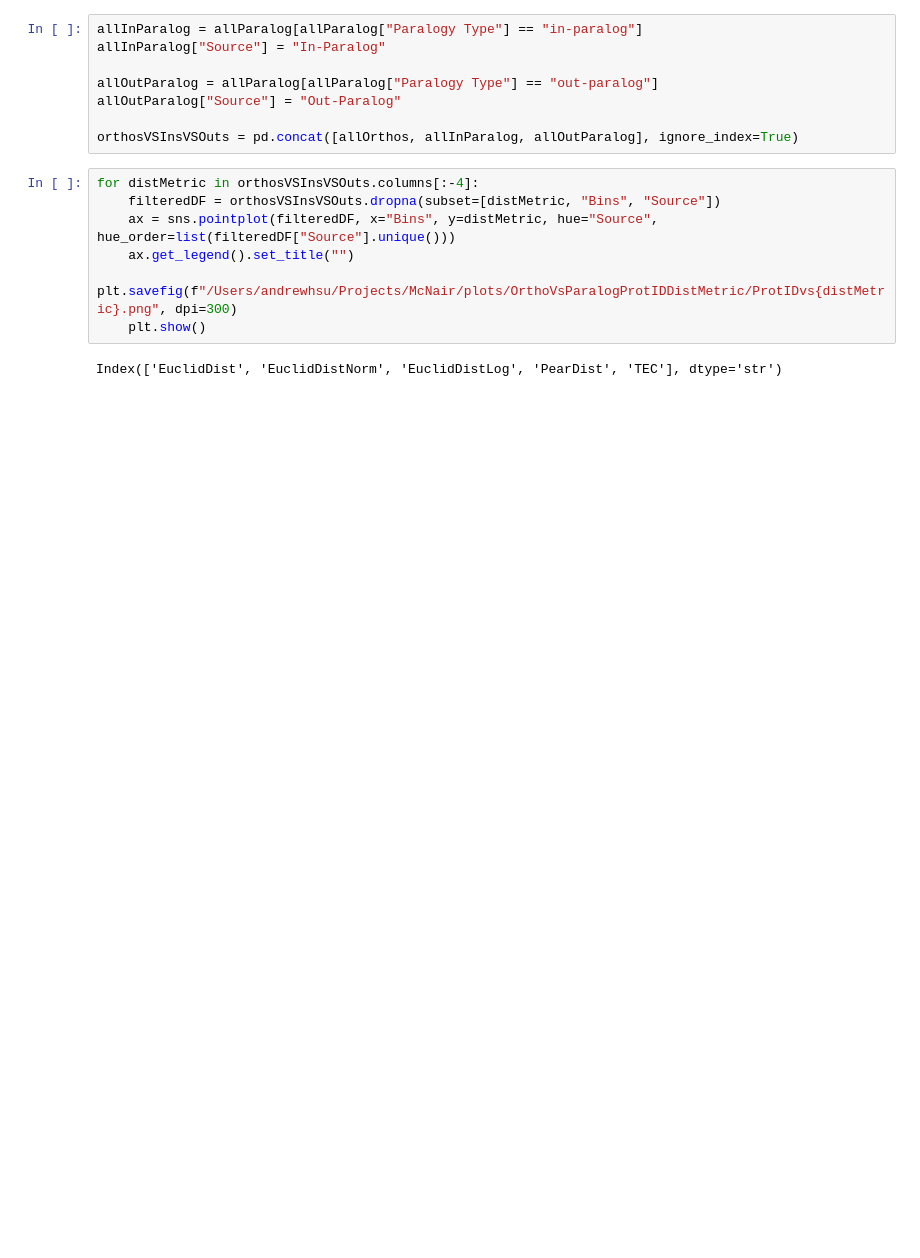
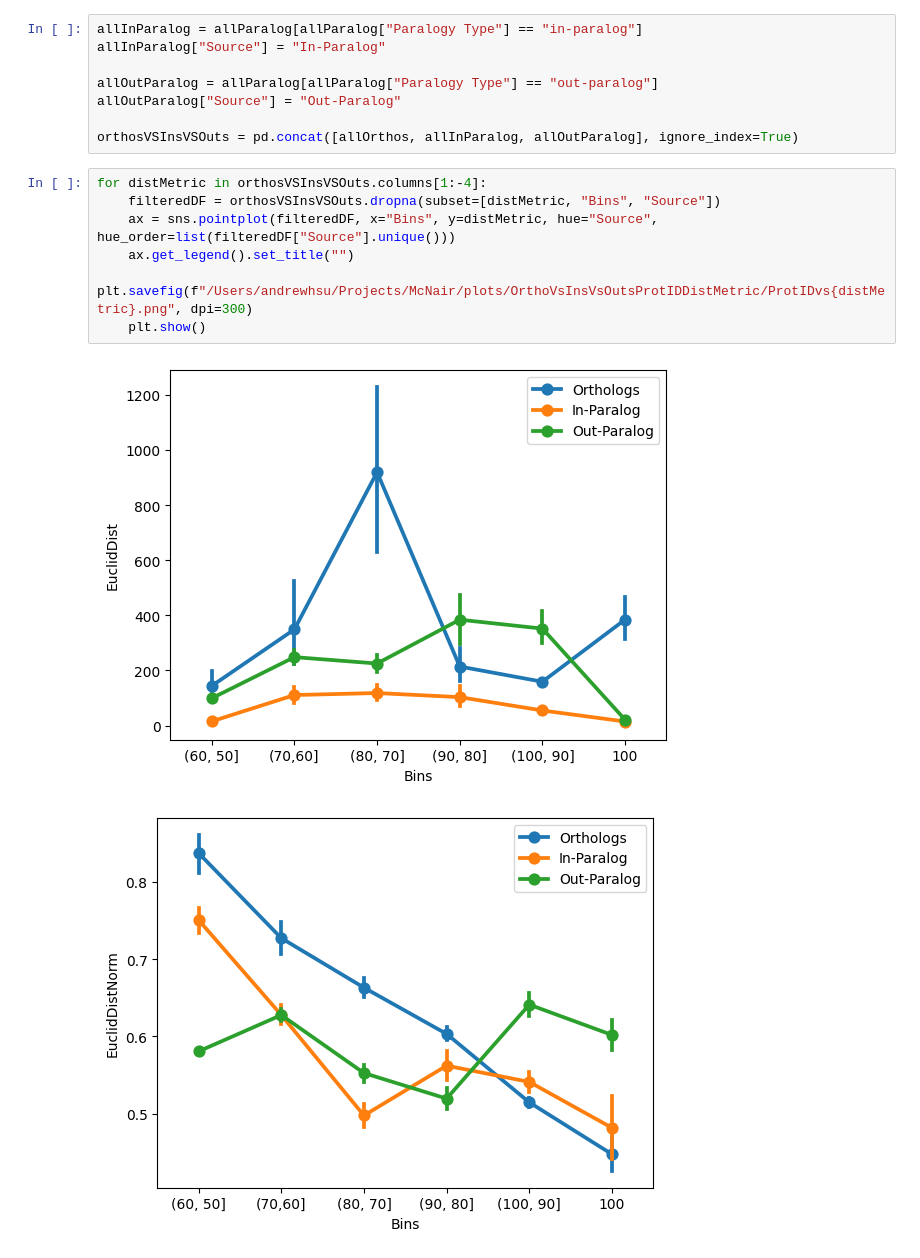
Before and after one commit to AndrewH72/Gene-Duplication, a Jupyter notebook: scripts/dataAnalysis.ipynb, the cells around one changed output. Saved outputs shown, nothing was run; the diff lists cells and outputs as text; blank space fills up the shorter version.

```diff
--- a/scripts/dataAnalysis.ipynb
+++ b/scripts/dataAnalysis.ipynb
@@ -1338,11 +1338,12 @@ allOutParalog["Source"] = "Out-Paralog"
 
 orthosVSInsVSOuts = pd.concat([allOrthos, allInParalog, allOutParalog], ignore_index=True)
 # %%
-for distMetric in orthosVSInsVSOuts.columns[:-4]:
+for distMetric in orthosVSInsVSOuts.columns[1:-4]:
     filteredDF = orthosVSInsVSOuts.dropna(subset=[distMetric, "Bins", "Source"])
     ax = sns.pointplot(filteredDF, x="Bins", y=distMetric, hue="Source", hue_order=list(filteredDF["Source"].unique()))
     ax.get_legend().set_title("")
-    plt.savefig(f"/Users/andrewhsu/Projects/McNair/plots/OrthoVsParalogProtIDDistMetric/ProtIDvs{distMetric}.png", dpi=300)
+    plt.savefig(f"/Users/andrewhsu/Projects/McNair/plots/OrthoVsInsVsOutsProtIDDistMetric/ProtIDvs{distMetric}.png", dpi=300)
     plt.show()
 # %% [output]
-Index(['EuclidDist', 'EuclidDistNorm', 'EuclidDistLog', 'PearDist', 'TEC'], dtype='str')
+[figure, added]
+[figure, added]
```
Also changed, not shown: parts of 4 cells of this notebook, 2 other files.
